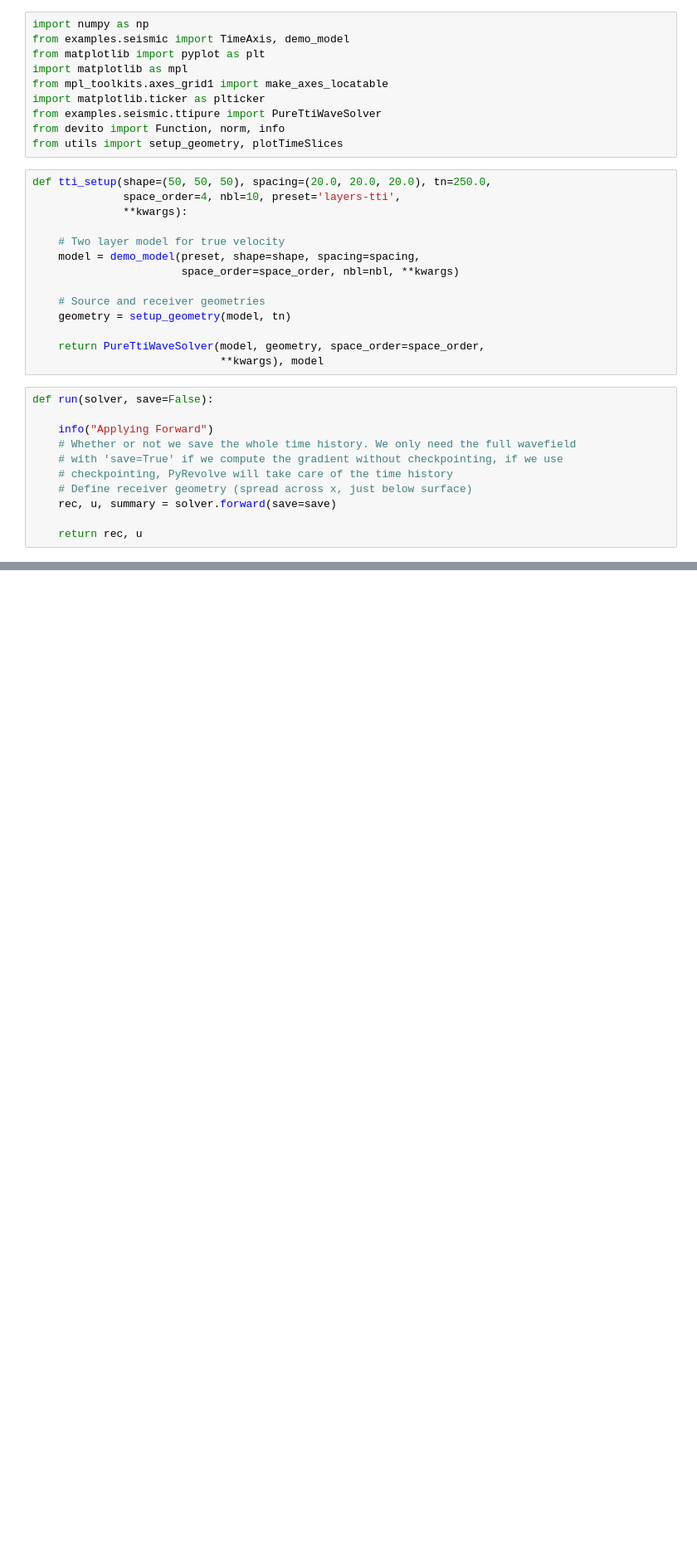
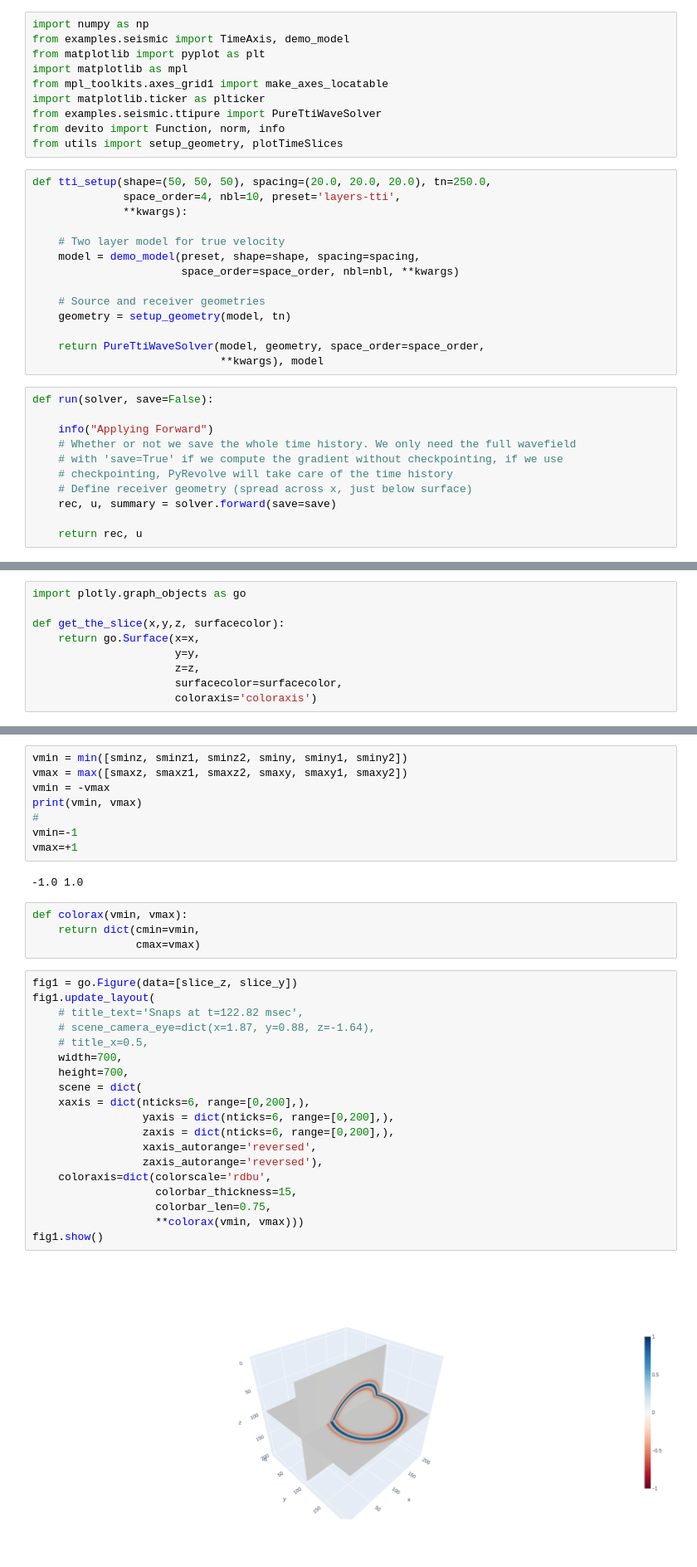
Before and after one commit to AtilaSaraiva/devito, a Jupyter notebook: examples/seismic/ttipure/3D TTI Pure.ipynb, the cells around one changed output, grey strips where cells are left out. Shown at 83% size. Saved outputs shown, nothing was run; the diff lists cells and outputs as text; blank space fills up the shorter version.

```diff
--- a/examples/seismic/ttipure/3D TTI Pure.ipynb
+++ b/examples/seismic/ttipure/3D TTI Pure.ipynb
@@ -60,0 +69,9 @@ plotTimeSlices (model, u)
+# %%
+import plotly.graph_objects as go
+
+def get_the_slice(x,y,z, surfacecolor):
+    return go.Surface(x=x,
+                      y=y,
+                      z=z,
+                      surfacecolor=surfacecolor,
+                      coloraxis='coloraxis')
@@ -60,0 +124,35 @@ plotTimeSlices (model, u)
+# %%
+vmin = min([sminz, sminz1, sminz2, sminy, sminy1, sminy2])
+vmax = max([smaxz, smaxz1, smaxz2, smaxy, smaxy1, smaxy2])
+vmin = -vmax
+print(vmin, vmax)
+#
+vmin=-1
+vmax=+1
+# %% [output]
+-1.0 1.0
+# %%
+def colorax(vmin, vmax):
+    return dict(cmin=vmin,
+                cmax=vmax)
+# %%
+fig1 = go.Figure(data=[slice_z, slice_y])
+fig1.update_layout(
+    # title_text='Snaps at t=122.82 msec',
+    # scene_camera_eye=dict(x=1.87, y=0.88, z=-1.64),
+    # title_x=0.5,
+    width=700,
+    height=700,
+    scene = dict(
+    xaxis = dict(nticks=6, range=[0,200],),
+                 yaxis = dict(nticks=6, range=[0,200],),
+                 zaxis = dict(nticks=6, range=[0,200],),
+                 xaxis_autorange='reversed',
+                 zaxis_autorange='reversed'),
+    coloraxis=dict(colorscale='rdbu',
+                   colorbar_thickness=15,
+                   colorbar_len=0.75,
+                   **colorax(vmin, vmax)))
+fig1.show()
+# %% [output]
+[figure, added]
```
Also changed, not shown: parts of 8 cells of this notebook, 1 other file.
